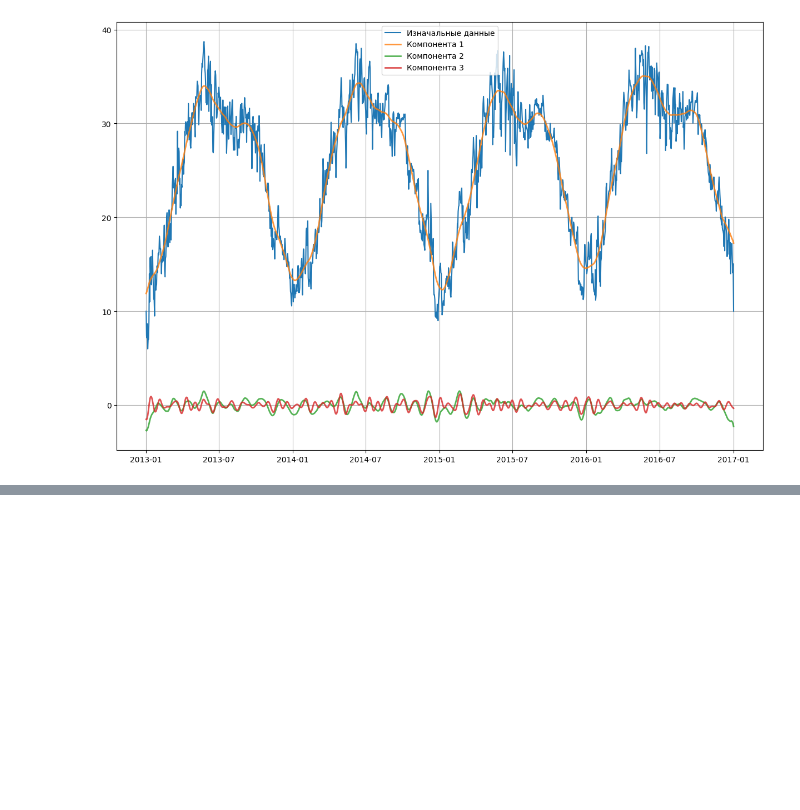
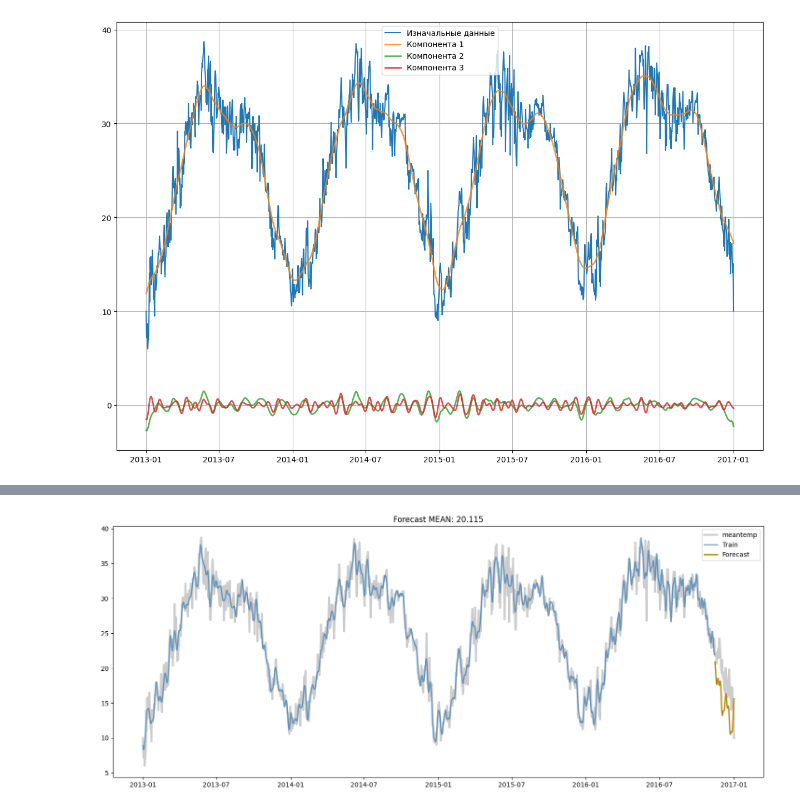
Before and after one commit to Anthony-Cov/MatObes, a Jupyter notebook: Pushkarev/lab/lab3.ipynb, the cells around one changed output, grey strips where cells are left out. Cells and saved outputs as stored; diff of their text form; code cells hidden in the pictures; blank space fills up the shorter version.

```diff
--- a/Pushkarev/lab/lab3.ipynb
+++ b/Pushkarev/lab/lab3.ipynb
@@ -169,0 +112,10 @@ MSE:  0.8080187489335563
+# %%
+tp = 48
+temp_te = temp.iloc[-tp:]
+temp_tr = temp.iloc[:-tp]
+
+mssa = MSSA(variance_explained_threshold=0.95,
+            window_size=None,
+            verbose=True)
+x=temp_tr
+mssa.fit(x)
@@ -169,0 +130,25 @@ MSE:  0.8080187489335563
+# %%
+for ts_index in range(temp.shape[1]):
+  tr = np.zeros(temp.shape[0])
+  tr[:] = np.nan
+  te = np.copy(tr)
+  tr[:-tp] = mssa.components_[ts_index, :, :].sum(axis=1)
+  fc = mssa.forecast(tp, timeseries_indices=ts_index)
+
+  ytrue = temp_te.iloc[:, ts_index].values
+  yhat = fc.ravel()[~pd.isnull(ytrue)]
+  ytrue = ytrue[~pd.isnull(ytrue)]
+
+  mean = mean_squared_error(ytrue, yhat)
+  te[-tp:] = fc
+
+  fig, ax = plt.subplots(figsize=(18, 7))
+  ax.plot(temp.index, temp.iloc[:, ts_index].values, lw=3, alpha=0.2, c='k', label=temp.columns[ts_index])
+  ax.plot(temp.index, tr, lw=2, c='steelblue', alpha=0.75, label='Train')
+  ax.plot(temp.index, te, lw=2, c='darkgoldenrod', label='Forecast')
+  ax.set_title(f'Forecast MEAN: {mean:.3f}')
+  ax.legend()
+
+  plt.show()
+# %% [output]
+[figure, added]
```
Also changed, not shown: parts of 7 cells of this notebook.
